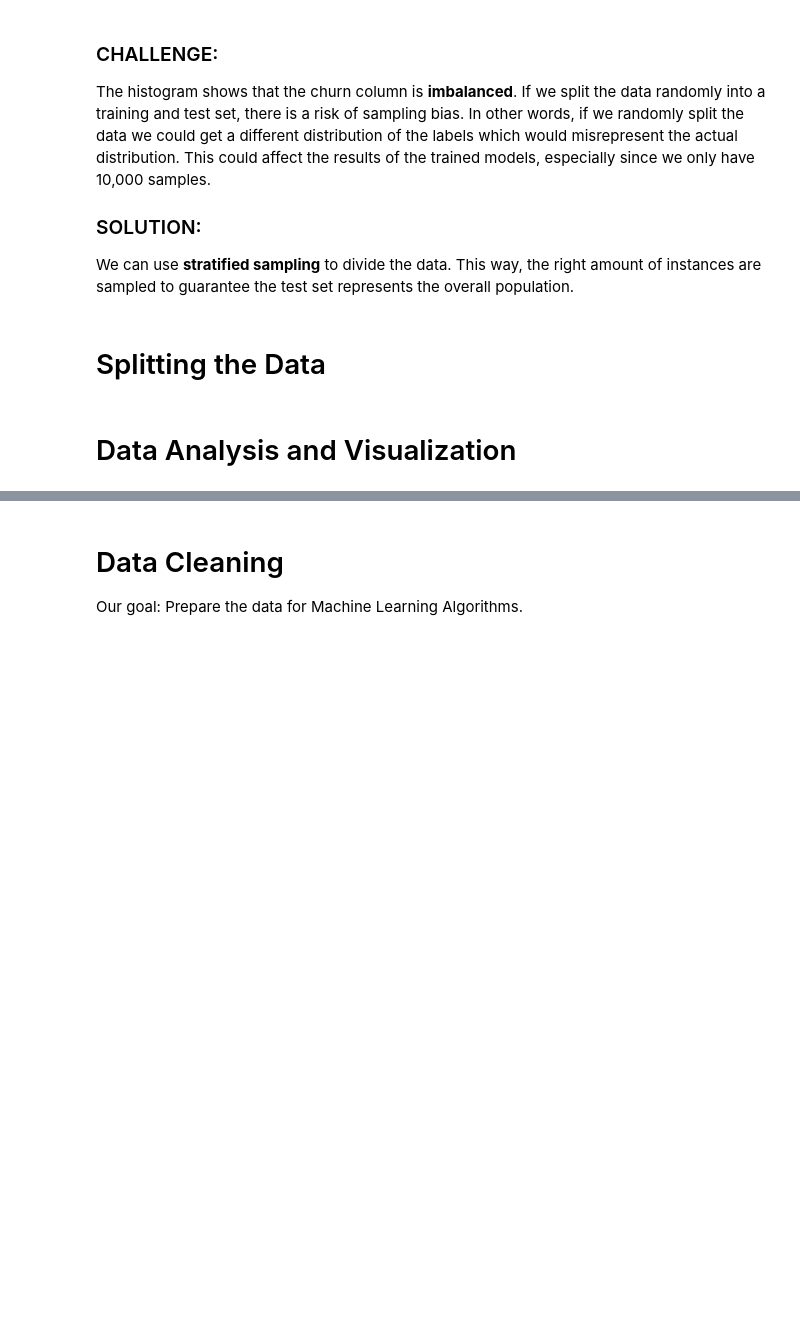
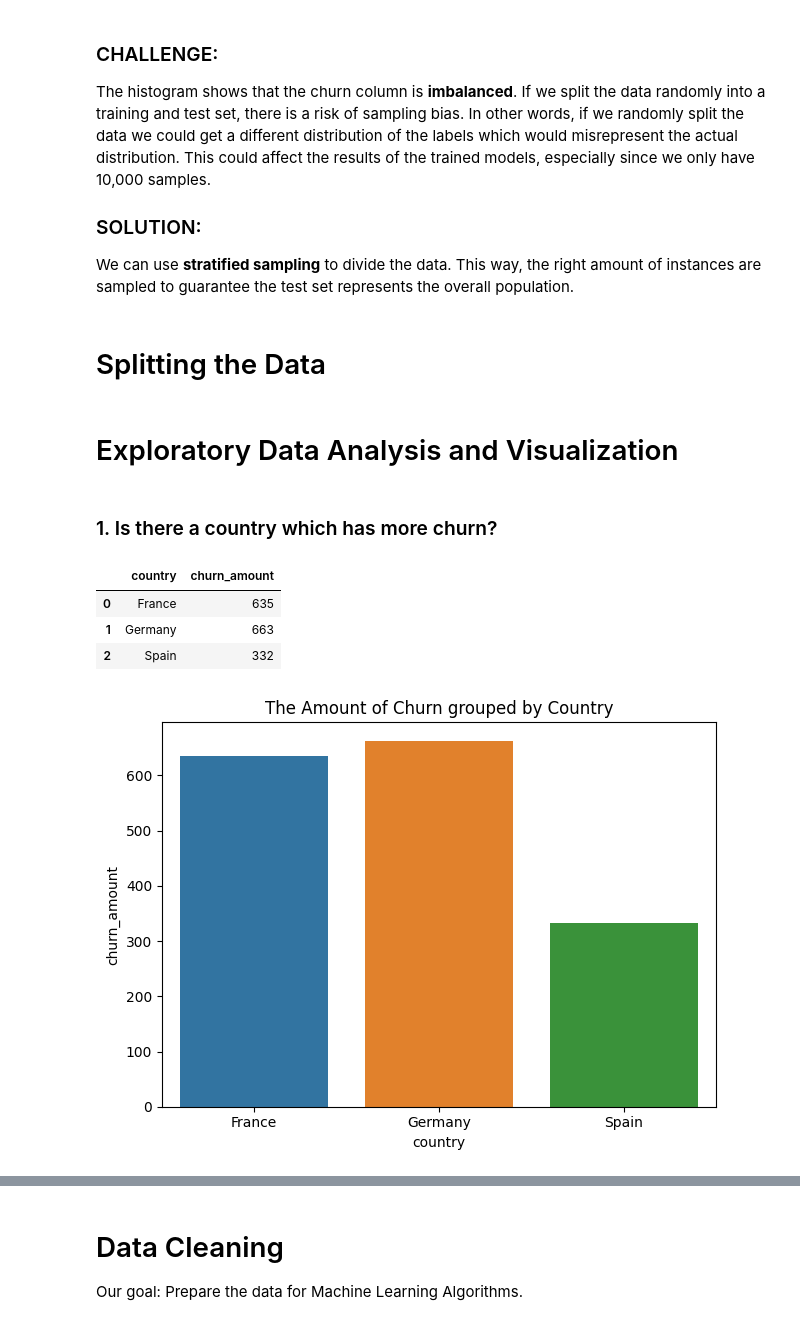
Before and after one commit to EitanKats/ML-project, a Jupyter notebook: Bank Churn.ipynb, the cells around one changed output, grey strips where cells are left out. Saved outputs shown, nothing was run; the diff lists cells and outputs as text; code cells hidden in the pictures; blank space fills up the shorter version.

Commit message:
Add graphs from visualization branch

```diff
--- a/Bank Churn.ipynb
+++ b/Bank Churn.ipynb
@@ -122,4 +123,24 @@ def split_train_test_stratified(data, test_ratio=0.2, column_name='churn', rando
 
 train_set, test_set = split_train_test_stratified(data=bank)
 # %% [markdown]
-# Data Analysis and Visualization
+# Exploratory Data Analysis and Visualization
+# %% [markdown]
+### 1. Is there a country which has more churn?
+# %%
+churn_by_country = train_set.groupby(["country"]).agg(churn_amount=("churn", 'sum'))
+churn_by_country = churn_by_country.reset_index()
+churn_by_country
+# %% [output]
+|  | country | churn_amount |
+| 0 | France | 635 |
+| 1 | Germany | 663 |
+| 2 | Spain | 332 |
+# %%
+plt.title("The Amount of Churn grouped by Country")
+sns.barplot(x="country",
+            y="churn_amount",
+            data=churn_by_country)
+plt.tight_layout()
+plt.show()
+# %% [output]
+[figure, added]
```
Also changed, not shown: parts of 21 cells of this notebook.
